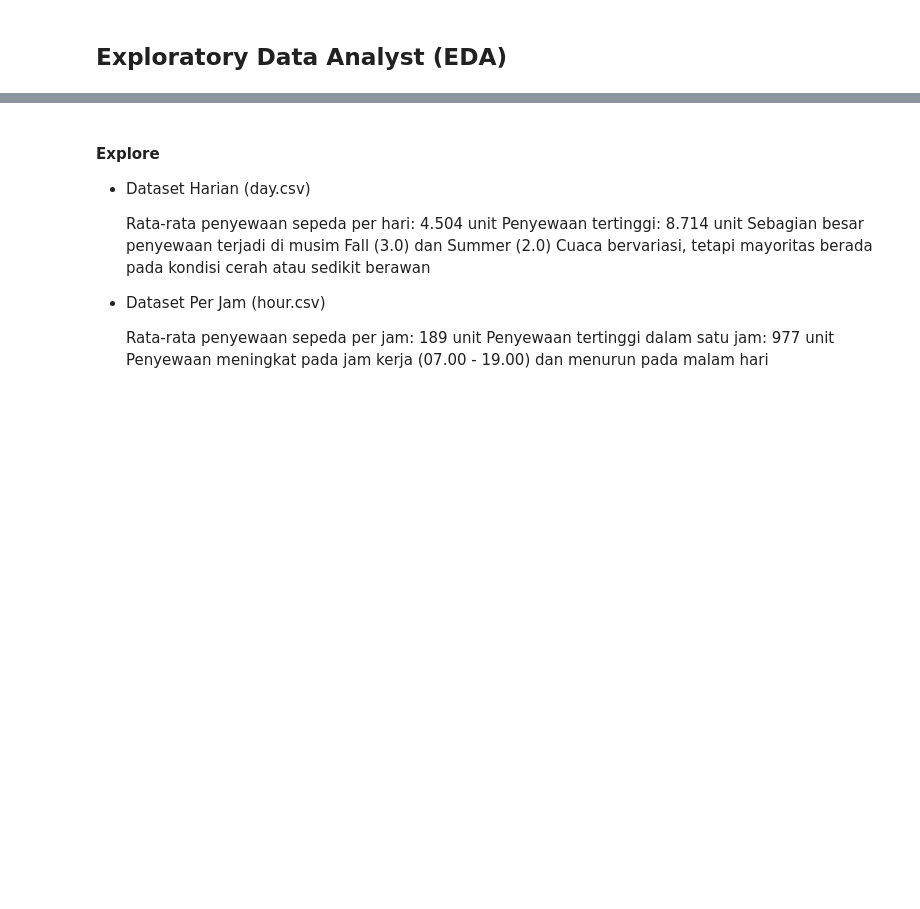
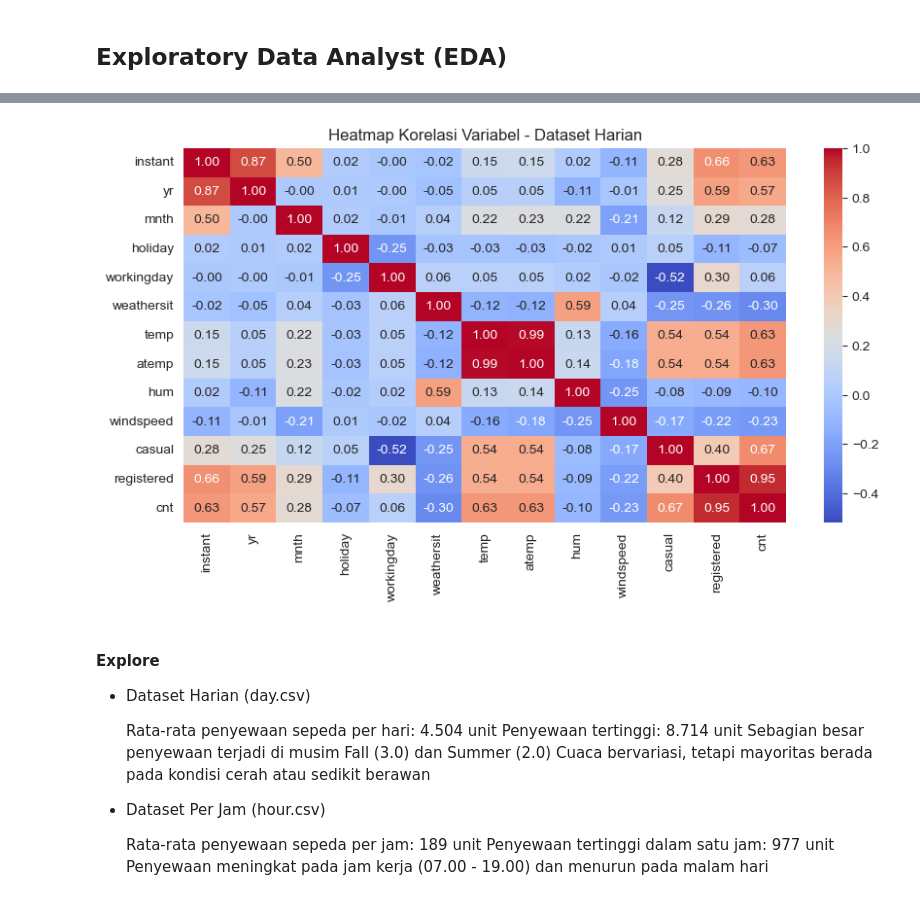
Before and after one commit to SoraIroShiro/submission, a Jupyter notebook: notebook.ipynb, the cells around one changed output, grey strips where cells are left out. Cells and saved outputs as stored; diff of their text form; code cells hidden in the pictures; blank space fills up the shorter version.

```diff
--- a/notebook.ipynb
+++ b/notebook.ipynb
@@ -173,17 +305,3 @@ day_df.head(), hour_df.head()
 - Label season dan weekday telah diganti dengan nama yang lebih mudah dipahami.
 # %% [markdown]
 ## Exploratory Data Analyst (EDA)
-# %%
-# Exploratory Data Analysis (EDA)
-
-# Mengubah kolom 'dteday' menjadi format datetime agar mudah dianalisis
-day_df["dteday"] = pd.to_datetime(day_df["dteday"])
-hour_df["dteday"] = pd.to_datetime(hour_df["dteday"])
-
-# Statistik deskriptif dataset harian
-day_summary = day_df.describe()
-
-# Statistik deskriptif dataset per jam
-hour_summary = hour_df.describe()
-
-day_summary, hour_summary
@@ -209,3 +308,25 @@ day_summary, hour_summary
+# %%
+# Exploratory Data Analysis (EDA)
+
+# Statistik deskriptif dataset harian
+day_summary = day_df.describe()
+
+# Statistik deskriptif dataset per jam
+hour_summary = hour_df.describe()
+
+day_summary, hour_summary
+
+# Memilih hanya kolom numerik sebelum menghitung korelasi
+numeric_columns = day_df.select_dtypes(include=[np.number])  # Pilih hanya kolom numerik
+corr_matrix = numeric_columns.corr(numeric_only=True)  # Hitung korelasi hanya untuk kolom numerik
+
+# Visualisasi heatmap korelasi
+plt.figure(figsize=(10, 5))
+sns.heatmap(corr_matrix, annot=True, cmap="coolwarm", fmt=".2f")
+plt.title("Heatmap Korelasi Variabel - Dataset Harian")
+plt.show()
+# %% [output]
+[figure, added]
 # %% [markdown]
 #### Explore
 
```
Also changed, not shown: parts of 8 cells of this notebook.
